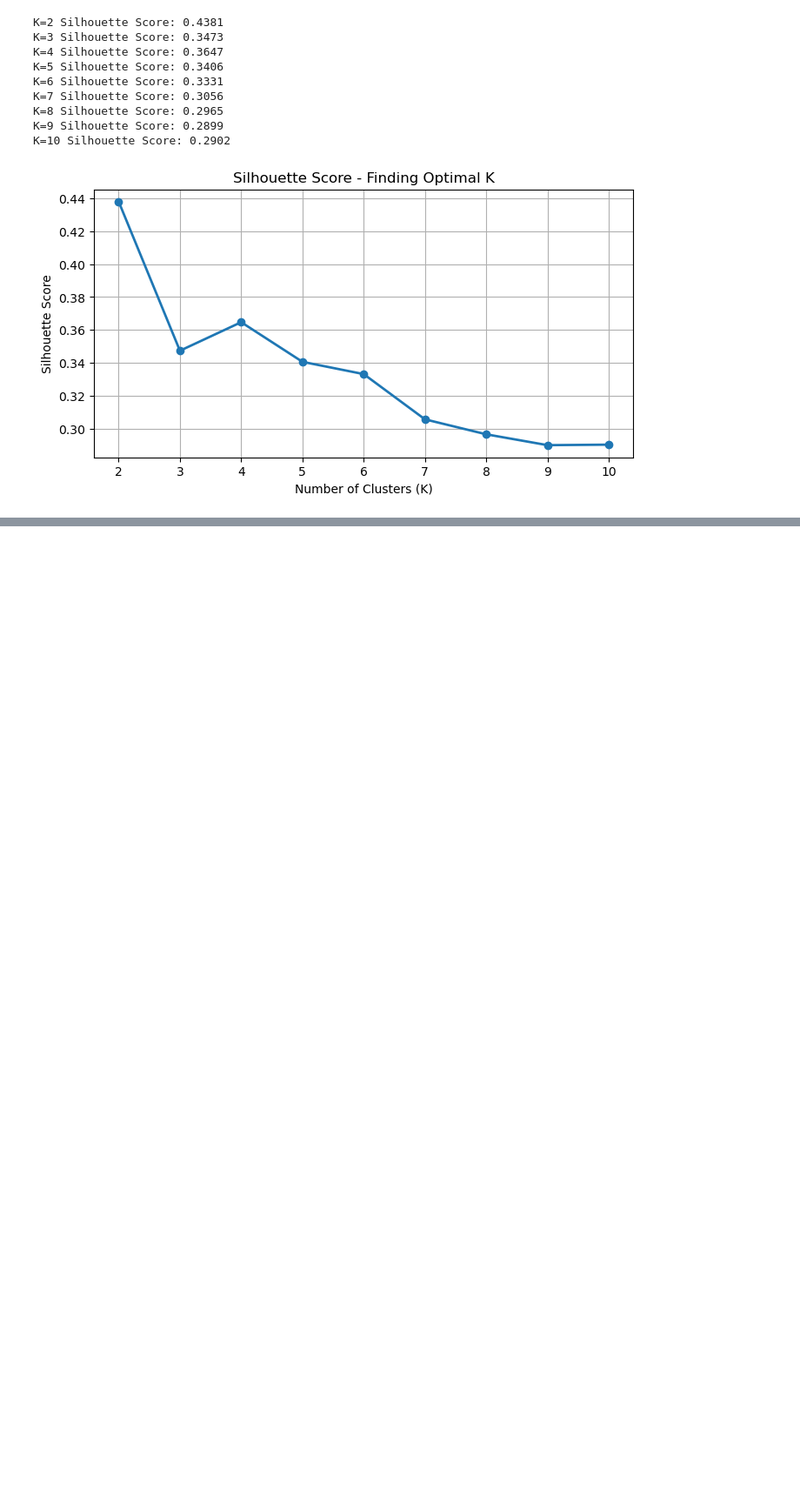
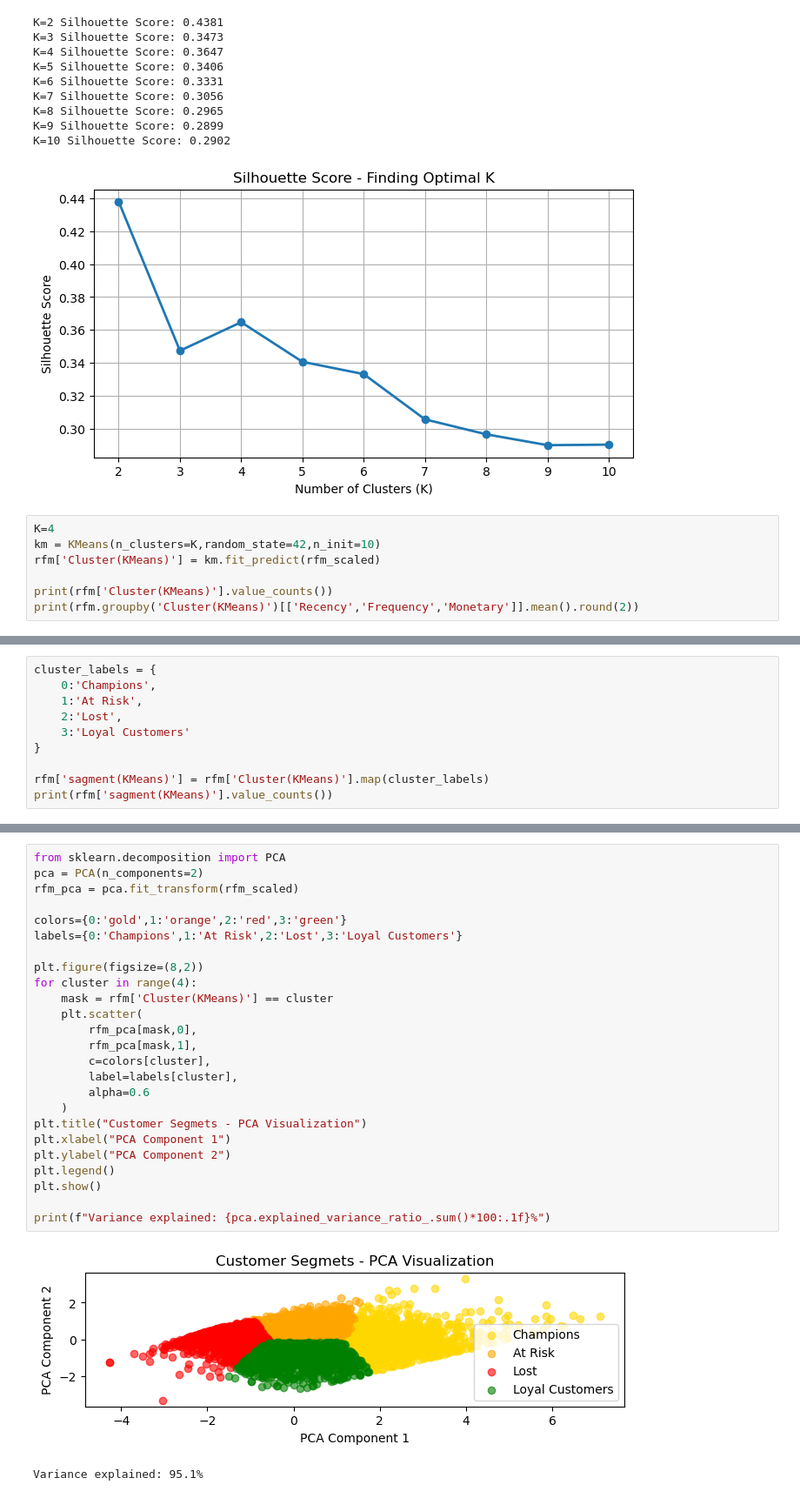
Before and after one commit to Shivam-vachhani/Kaggle_Projects, a Jupyter notebook: Online_retail_analysis/Online Retail RFM Analysis.ipynb, the cells around one changed output, grey strips where cells are left out. Shown at 87% size. Saved outputs shown, nothing was run; the diff lists cells and outputs as text; blank space fills up the shorter version.

Commit message:
Done K-Means and PCA Visualization

```diff
--- a/Online_retail_analysis/Online Retail RFM Analysis.ipynb
+++ b/Online_retail_analysis/Online Retail RFM Analysis.ipynb
@@ -174,3 +177,10 @@ K=8 Silhouette Score: 0.2965
 K=9 Silhouette Score: 0.2899
 K=10 Silhouette Score: 0.2902
 [figure]
+# %%
+K=4
+km = KMeans(n_clusters=K,random_state=42,n_init=10)
+rfm['Cluster(KMeans)'] = km.fit_predict(rfm_scaled)
+
+print(rfm['Cluster(KMeans)'].value_counts())
+print(rfm.groupby('Cluster(KMeans)')[['Recency','Frequency','Monetary']].mean().round(2))
@@ -176,0 +200,10 @@ K=10 Silhouette Score: 0.2902
+# %%
+cluster_labels = {
+    0:'Champions',
+    1:'At Risk',
+    2:'Lost',
+    3:'Loyal Customers'
+}
+
+rfm['sagment(KMeans)'] = rfm['Cluster(KMeans)'].map(cluster_labels)
+print(rfm['sagment(KMeans)'].value_counts())
@@ -176,0 +226,28 @@ K=10 Silhouette Score: 0.2902
+# %%
+from sklearn.decomposition import PCA
+pca = PCA(n_components=2)
+rfm_pca = pca.fit_transform(rfm_scaled)
+
+colors={0:'gold',1:'orange',2:'red',3:'green'}
+labels={0:'Champions',1:'At Risk',2:'Lost',3:'Loyal Customers'}
+
+plt.figure(figsize=(8,2))
+for cluster in range(4):
+    mask = rfm['Cluster(KMeans)'] == cluster
+    plt.scatter(
+        rfm_pca[mask,0],
+        rfm_pca[mask,1],
+        c=colors[cluster],
+        label=labels[cluster],
+        alpha=0.6
+    )
+plt.title("Customer Segmets - PCA Visualization")
+plt.xlabel("PCA Component 1")
+plt.ylabel("PCA Component 2")
+plt.legend()
+plt.show()
+
+print(f"Variance explained: {pca.explained_variance_ratio_.sum()*100:.1f}%")
+# %% [output]
+[figure, added]
+Variance explained: 95.1%
```
Also changed, not shown: parts of 4 cells of this notebook.
